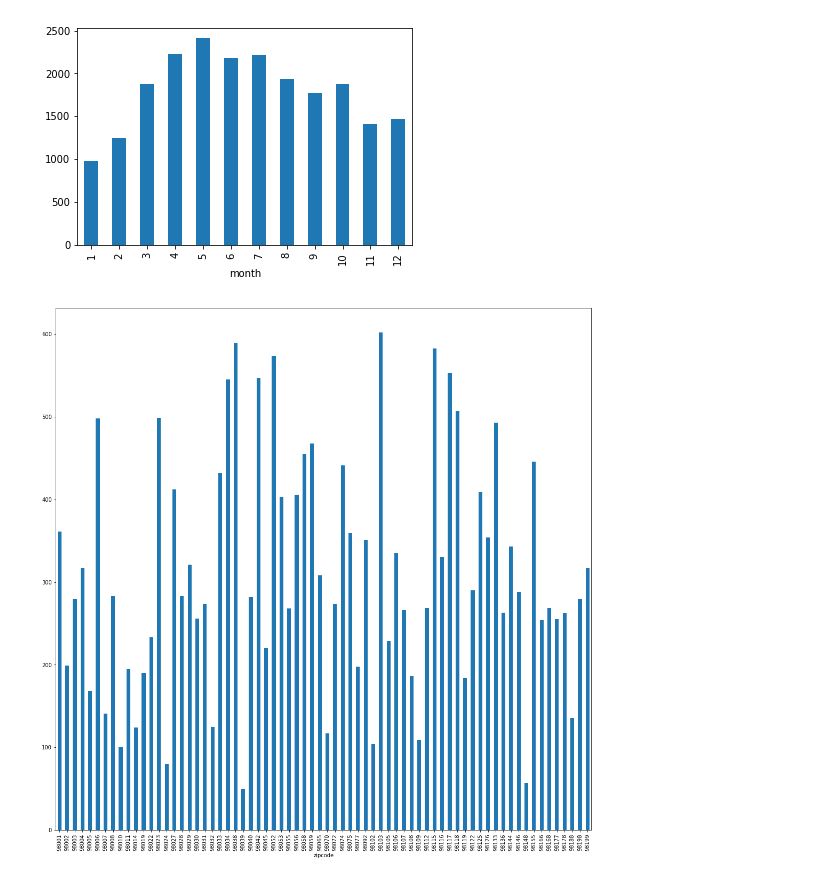
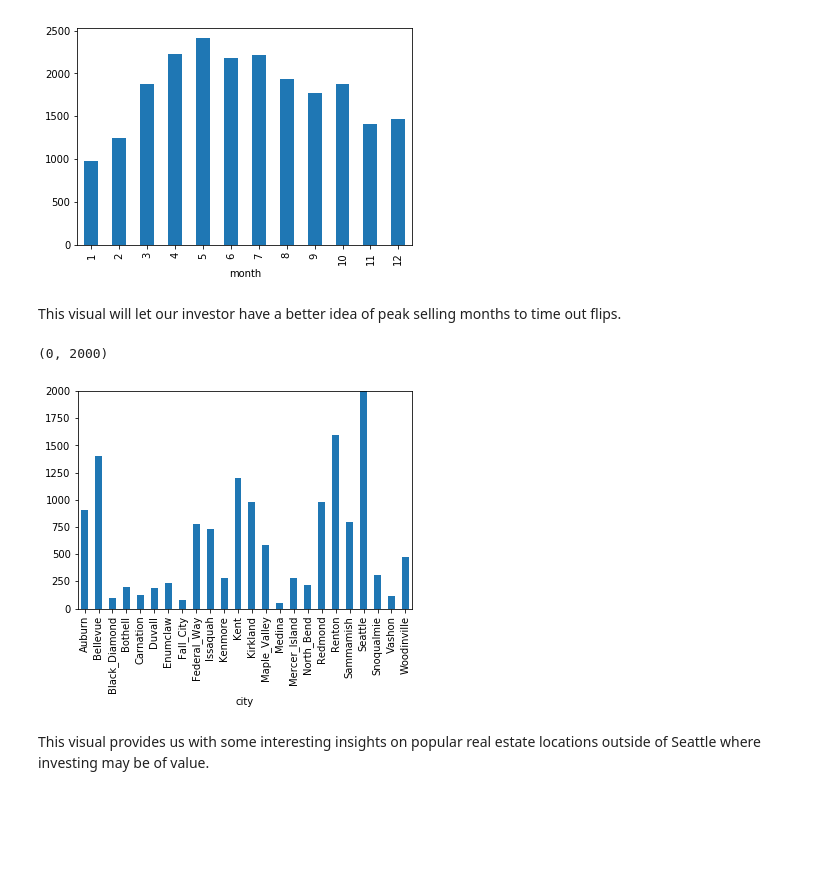
Before and after one commit to Jason-M-Richards/Predicting-King-County-Housing-Prices-via-Linear-Regression, a Jupyter notebook: student.ipynb, the cells around one changed output. Saved outputs shown, nothing was run; the diff lists cells and outputs as text; code cells hidden in the pictures; blank space fills up the shorter version.

```diff
--- a/student.ipynb
+++ b/student.ipynb
@@ -722,9 +729,16 @@ df_raw['month'] = pd.DatetimeIndex(df_raw['date']).month
 df_raw[['month','id']].groupby('month').count().plot(kind='bar', legend=False);
 # %% [output]
 [figure]
+# %% [markdown]
+This visual will let our investor have a better idea of peak selling months to time out flips.
 # %%
-#visualization for presentation
 df_raw = pd.read_csv('kc_house_data.csv')
-df_raw[['zipcode','id']].groupby('zipcode').count().plot(kind='bar', legend=False, figsize=(18,18));
+dfz = pd.read_excel('zip_codes.xlsx')
+dfc = pd.merge(df_raw,dfz,how='left',on=['zipcode'])
+dfc[['city','id']].groupby('city').count().plot(kind='bar', legend=False);
+plt.ylim(0,2000)
 # %% [output]
+(0, 2000)
-[figure, old version]
+[figure, new version]
+# %% [markdown]
+This visual provides us with some interesting insights on popular real estate locations outside of Seattle where investing may be of value.
```
Also changed, not shown: parts of 61 cells of this notebook, 3 other files.
